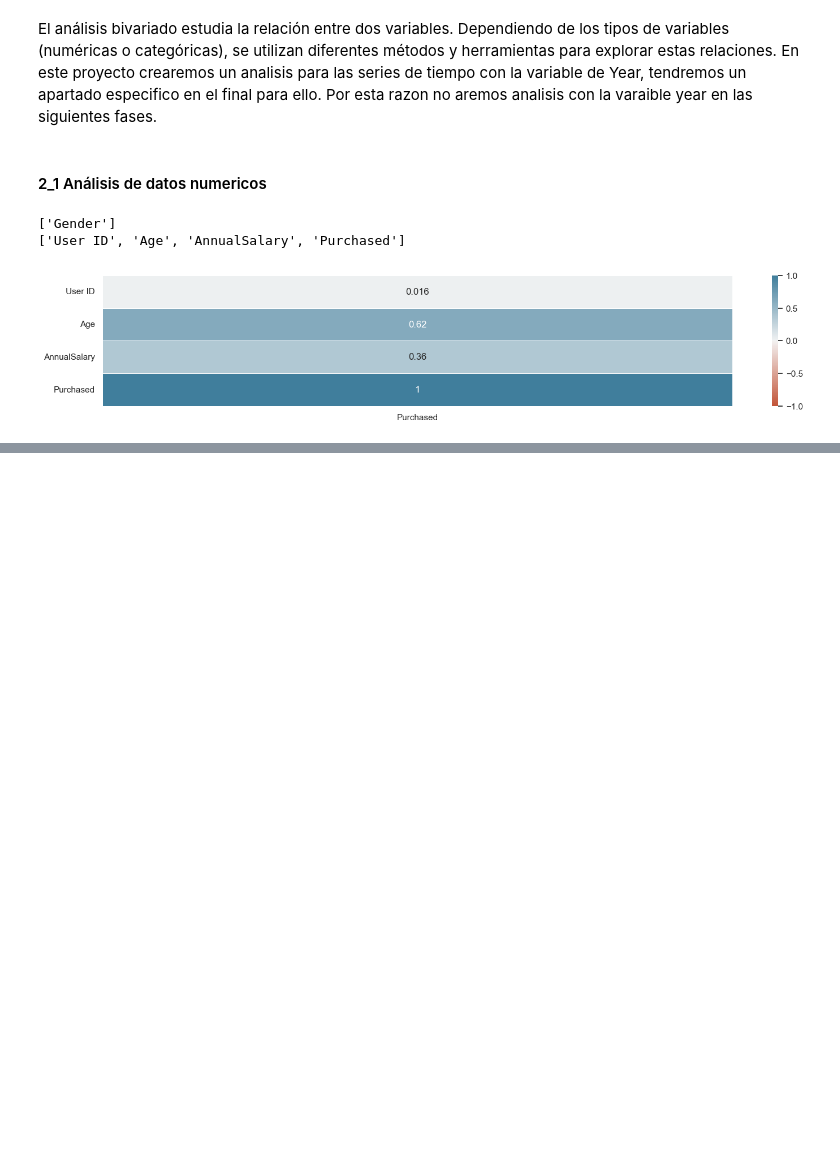
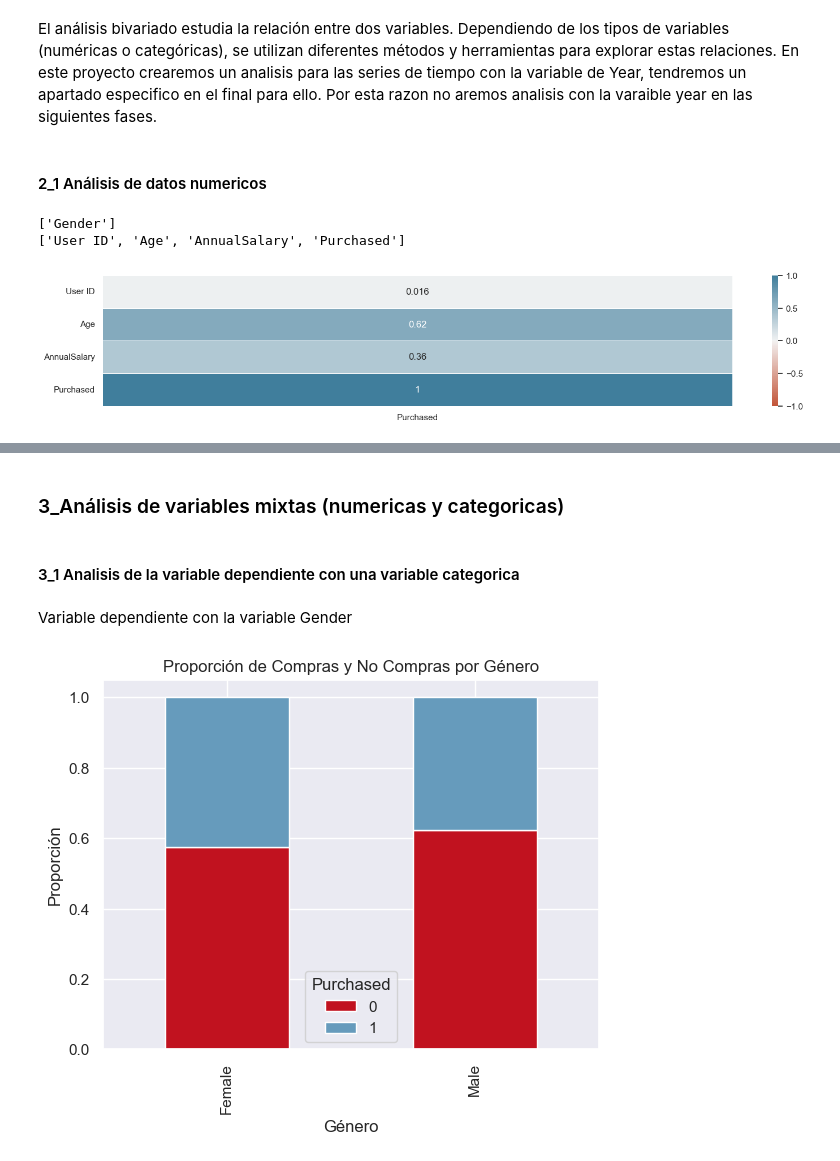
Before and after one commit to jluis-ml/Proyecto-venta-de-autos, a Jupyter notebook: 3_EDA.ipynb, the cells around one changed output, grey strips where cells are left out. Cells and saved outputs as stored; diff of their text form; code cells hidden in the pictures; blank space fills up the shorter version.

```diff
--- a/3_EDA.ipynb
+++ b/3_EDA.ipynb
@@ -271,0 +353,18 @@ plt.show()
+# %% [markdown]
+### 3_Análisis de variables mixtas (numericas y categoricas)
+# %% [markdown]
+#### 3_1 Analisis de la variable dependiente con una variable  categorica
+# %% [markdown]
+Variable dependiente con la variable Gender
+# %%
+prop_data = pd.crosstab(data['Gender'], data['Purchased'], normalize='index')
+
+# Gráfico apilado de proporciones
+prop_data.plot(kind='bar', stacked=True, color=['#c1121f','#669bbc'])
+plt.title('Proporción de Compras y No Compras por Género')
+plt.xlabel('Género')
+plt.ylabel('Proporción')
+plt.legend(title='Purchased')
+plt.show()
+# %% [output]
+[figure, added]
```
Also changed, not shown: parts of 15 cells of this notebook.
